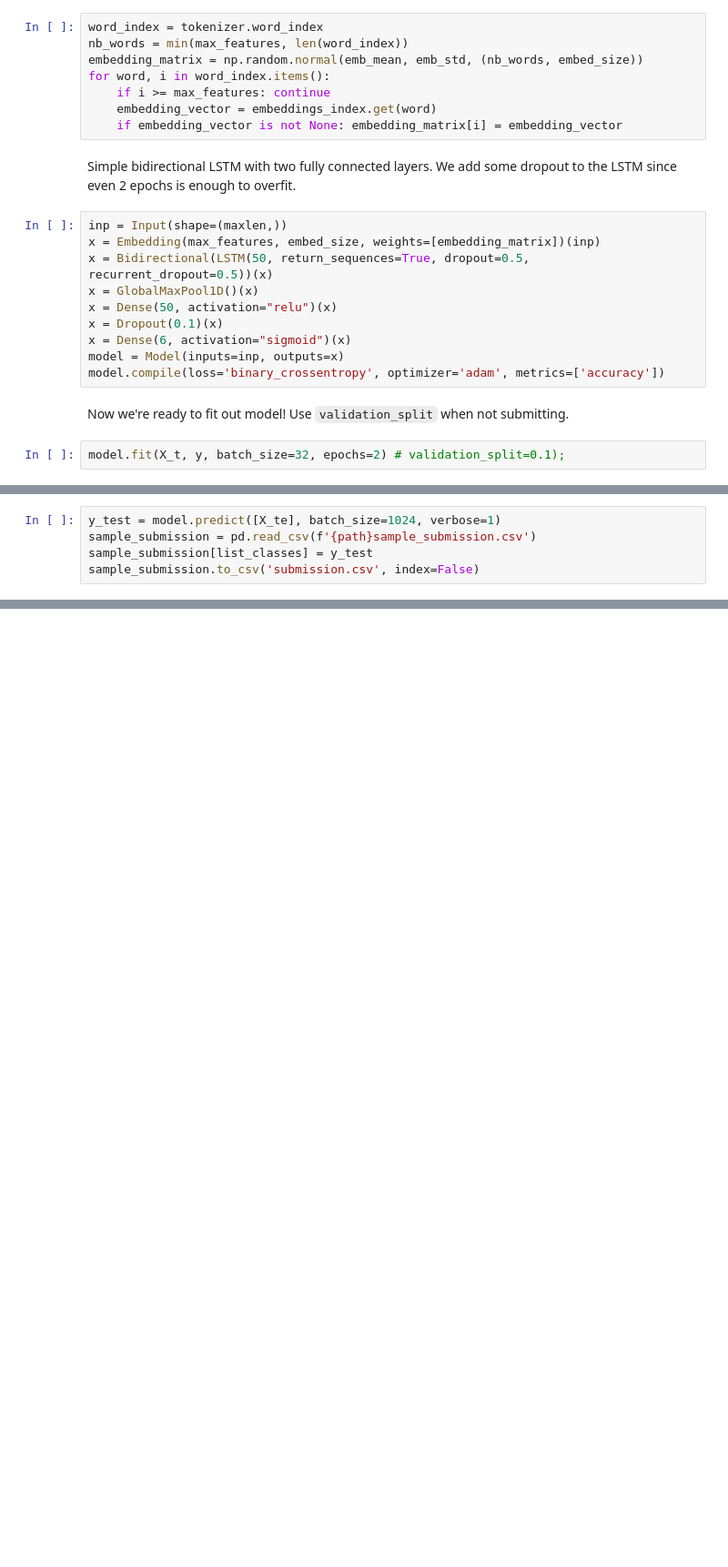
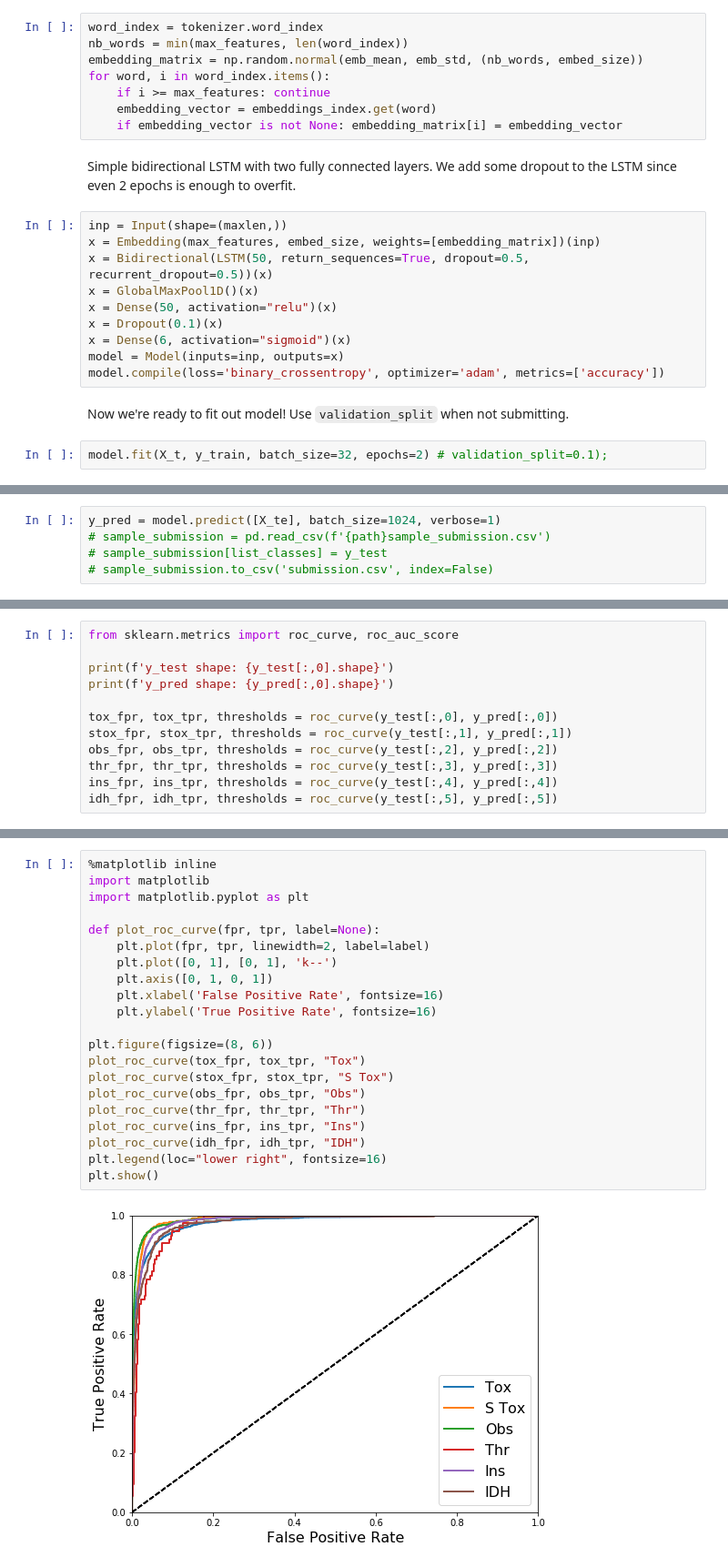
Before and after one commit to andyashall/toxic-comment, a Jupyter notebook: lstm.ipynb, the cells around one changed output, grey strips where cells are left out. Shown: that part at 91% size. Drawn from its saved outputs; the diff is of its cells as text; blank space fills up the shorter version.

Commit message:
added ROC curve for test preds

```diff
--- a/lstm.ipynb
+++ b/lstm.ipynb
@@ -81,6 +87,6 @@ model.compile(loss='binary_crossentropy', optimizer='adam', metrics=['accuracy']
 # %% [markdown]
 Now we're ready to fit out model! Use `validation_split` when not submitting.
 # %%
-model.fit(X_t, y, batch_size=32, epochs=2) # validation_split=0.1);
+model.fit(X_t, y_train, batch_size=32, epochs=2) # validation_split=0.1);
 # %% [output]
 Epoch 1/2
@@ -93,6 +97,6 @@ And finally, get predictions for the test set and prepare a submission CSV:
 # %%
-y_test = model.predict([X_te], batch_size=1024, verbose=1)
-sample_submission = pd.read_csv(f'{path}sample_submission.csv')
-sample_submission[list_classes] = y_test
-sample_submission.to_csv('submission.csv', index=False)
+y_pred = model.predict([X_te], batch_size=1024, verbose=1)
+# sample_submission = pd.read_csv(f'{path}sample_submission.csv')
+# sample_submission[list_classes] = y_test
+# sample_submission.to_csv('submission.csv', index=False)
 # %% [output]
@@ -99,0 +104,12 @@ sample_submission.to_csv('submission.csv', index=False)
+# %%
+from sklearn.metrics import roc_curve, roc_auc_score
+
+print(f'y_test shape: {y_test[:,0].shape}')
+print(f'y_pred shape: {y_pred[:,0].shape}')
+
+tox_fpr, tox_tpr, thresholds = roc_curve(y_test[:,0], y_pred[:,0])
+stox_fpr, stox_tpr, thresholds = roc_curve(y_test[:,1], y_pred[:,1])
+obs_fpr, obs_tpr, thresholds = roc_curve(y_test[:,2], y_pred[:,2])
+thr_fpr, thr_tpr, thresholds = roc_curve(y_test[:,3], y_pred[:,3])
+ins_fpr, ins_tpr, thresholds = roc_curve(y_test[:,4], y_pred[:,4])
+idh_fpr, idh_tpr, thresholds = roc_curve(y_test[:,5], y_pred[:,5])
@@ -99,0 +119,23 @@ sample_submission.to_csv('submission.csv', index=False)
+# %%
+%matplotlib inline
+import matplotlib
+import matplotlib.pyplot as plt
+
+def plot_roc_curve(fpr, tpr, label=None):
+    plt.plot(fpr, tpr, linewidth=2, label=label)
+    plt.plot([0, 1], [0, 1], 'k--')
+    plt.axis([0, 1, 0, 1])
+    plt.xlabel('False Positive Rate', fontsize=16)
+    plt.ylabel('True Positive Rate', fontsize=16)
+
+plt.figure(figsize=(8, 6))
+plot_roc_curve(tox_fpr, tox_tpr, "Tox")
+plot_roc_curve(stox_fpr, stox_tpr, "S Tox")
+plot_roc_curve(obs_fpr, obs_tpr, "Obs")
+plot_roc_curve(thr_fpr, thr_tpr, "Thr")
+plot_roc_curve(ins_fpr, ins_tpr, "Ins")
+plot_roc_curve(idh_fpr, idh_tpr, "IDH")
+plt.legend(loc="lower right", fontsize=16)
+plt.show()
+# %% [output]
+[figure, added]
```
Also changed, not shown: parts of 12 cells of this notebook.
